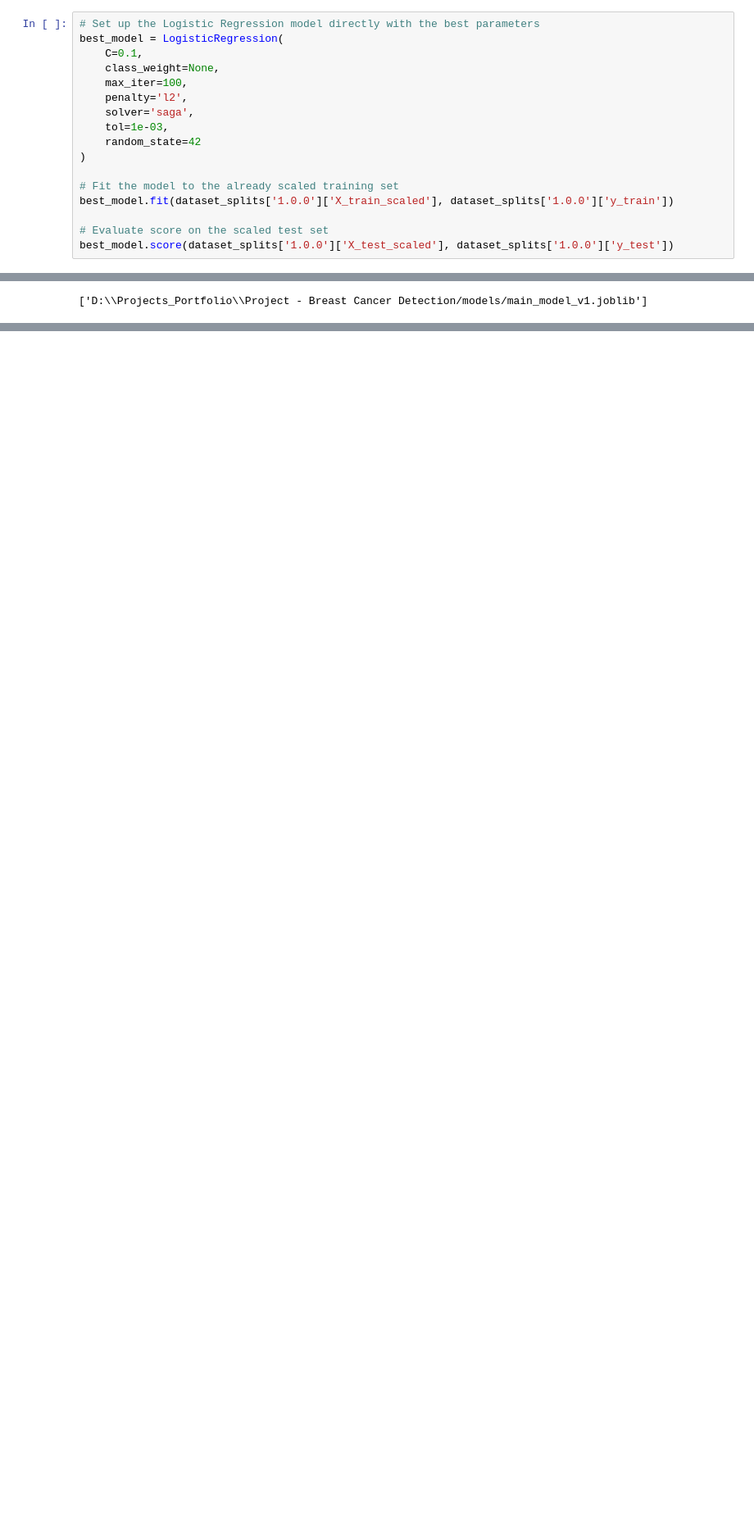
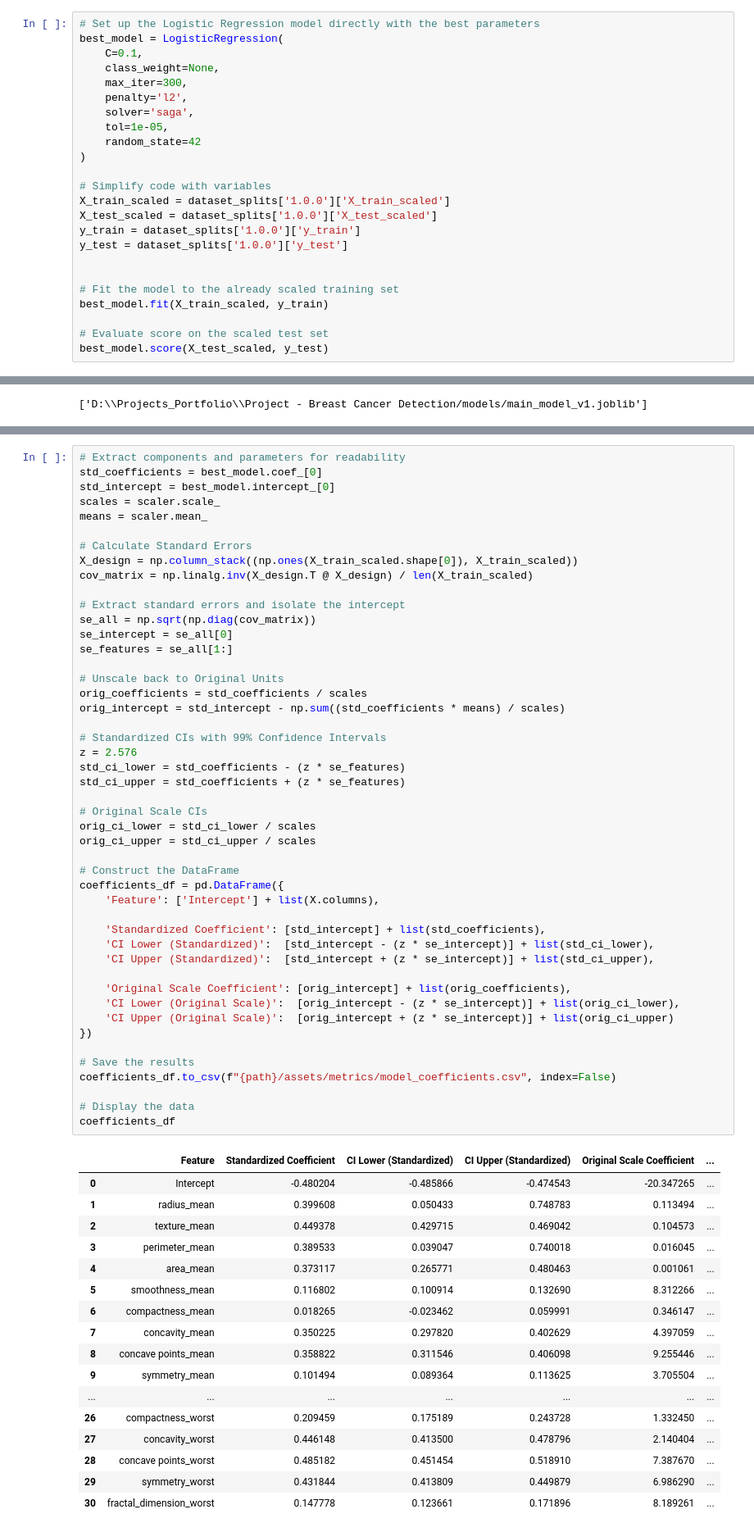
Before and after one commit to Alianger18/Projects_Portfolio, a Jupyter notebook: Project - Breast Cancer Detection/notebooks/model_dev_notebook.ipynb, the cells around one changed output, grey strips where cells are left out. Shown at 82% size. Drawn from its saved outputs; the diff is of its cells as text; blank space fills up the shorter version.

```diff
--- a/Project - Breast Cancer Detection/notebooks/model_dev_notebook.ipynb
+++ b/Project - Breast Cancer Detection/notebooks/model_dev_notebook.ipynb
@@ -858,18 +827,25 @@ Best cross-validation accuracy: 0.9846
 best_model = LogisticRegression(
     C=0.1,
     class_weight=None,
-    max_iter=100,
+    max_iter=300,
     penalty='l2',
     solver='saga',
-    tol=1e-03,
+    tol=1e-05,
     random_state=42
 )
 
+# Simplify code with variables
+X_train_scaled = dataset_splits['1.0.0']['X_train_scaled']
+X_test_scaled = dataset_splits['1.0.0']['X_test_scaled']
+y_train = dataset_splits['1.0.0']['y_train']
+y_test = dataset_splits['1.0.0']['y_test']
+
+
 # Fit the model to the already scaled training set
-best_model.fit(dataset_splits['1.0.0']['X_train_scaled'], dataset_splits['1.0.0']['y_train'])
+best_model.fit(X_train_scaled, y_train)
 
 # Evaluate score on the scaled test set
-best_model.score(dataset_splits['1.0.0']['X_test_scaled'], dataset_splits['1.0.0']['y_test'])
+best_model.score(X_test_scaled, y_test)
 # %% [output]
 0.9824561403508771
 # %%
@@ -920,0 +900,65 @@ joblib.dump(best_model, filename)
+# %%
+# Extract components and parameters for readability
+std_coefficients = best_model.coef_[0]
+std_intercept = best_model.intercept_[0]
+scales = scaler.scale_
+means = scaler.mean_
+
+# Calculate Standard Errors
+X_design = np.column_stack((np.ones(X_train_scaled.shape[0]), X_train_scaled))
+cov_matrix = np.linalg.inv(X_design.T @ X_design) / len(X_train_scaled)
+
+# Extract standard errors and isolate the intercept
+se_all = np.sqrt(np.diag(cov_matrix))
+se_intercept = se_all[0]
+se_features = se_all[1:]
+
+# Unscale back to Original Units
+orig_coefficients = std_coefficients / scales
+orig_intercept = std_intercept - np.sum((std_coefficients * means) / scales)
+
+# Standardized CIs with 99% Confidence Intervals
+z = 2.576
+std_ci_lower = std_coefficients - (z * se_features)
+std_ci_upper = std_coefficients + (z * se_features)
+
+# Original Scale CIs
+orig_ci_lower = std_ci_lower / scales
+orig_ci_upper = std_ci_upper / scales
+
+# Construct the DataFrame
+coefficients_df = pd.DataFrame({
+    'Feature': ['Intercept'] + list(X.columns),
+
+    'Standardized Coefficient': [std_intercept] + list(std_coefficients),
+    'CI Lower (Standardized)':  [std_intercept - (z * se_intercept)] + list(std_ci_lower),
+    'CI Upper (Standardized)':  [std_intercept + (z * se_intercept)] + list(std_ci_upper),
+
+    'Original Scale Coefficient': [orig_intercept] + list(orig_coefficients),
+    'CI Lower (Original Scale)':  [orig_intercept - (z * se_intercept)] + list(orig_ci_lower),
+    'CI Upper (Original Scale)':  [orig_intercept + (z * se_intercept)] + list(orig_ci_upper)
+})
+
+# Save the results
+coefficients_df.to_csv(f"{path}/assets/metrics/model_coefficients.csv", index=False)
+
+# Display the data
+coefficients_df
+# %% [output]
+|  | Feature | Standardized Coefficient | CI Lower (Standardized) | CI Upper (Standardized) | Original Scale Coefficient | ... |
+| 0 | Intercept | -0.480204 | -0.485866 | -0.474543 | -20.347265 | ... |
+| 1 | radius_mean | 0.399608 | 0.050433 | 0.748783 | 0.113494 | ... |
+| 2 | texture_mean | 0.449378 | 0.429715 | 0.469042 | 0.104573 | ... |
+| 3 | perimeter_mean | 0.389533 | 0.039047 | 0.740018 | 0.016045 | ... |
+| 4 | area_mean | 0.373117 | 0.265771 | 0.480463 | 0.001061 | ... |
+| 5 | smoothness_mean | 0.116802 | 0.100914 | 0.132690 | 8.312266 | ... |
+| 6 | compactness_mean | 0.018265 | -0.023462 | 0.059991 | 0.346147 | ... |
+| 7 | concavity_mean | 0.350225 | 0.297820 | 0.402629 | 4.397059 | ... |
+| 8 | concave points_mean | 0.358822 | 0.311546 | 0.406098 | 9.255446 | ... |
+| 9 | symmetry_mean | 0.101494 | 0.089364 | 0.113625 | 3.705504 | ... |
+| ... | ... | ... | ... | ... | ... | ... |
+| 26 | compactness_worst | 0.209459 | 0.175189 | 0.243728 | 1.332450 | ... |
+| 27 | concavity_worst | 0.446148 | 0.413500 | 0.478796 | 2.140404 | ... |
+| 28 | concave points_worst | 0.485182 | 0.451454 | 0.518910 | 7.387670 | ... |
+| 29 | symmetry_worst | 0.431844 | 0.413809 | 0.449879 | 6.986290 | ... |
+| 30 | fractal_dimension_worst | 0.147778 | 0.123661 | 0.171896 | 8.189261 | ... |
```
Also changed, not shown: parts of 17 cells of this notebook, 12 other files.
